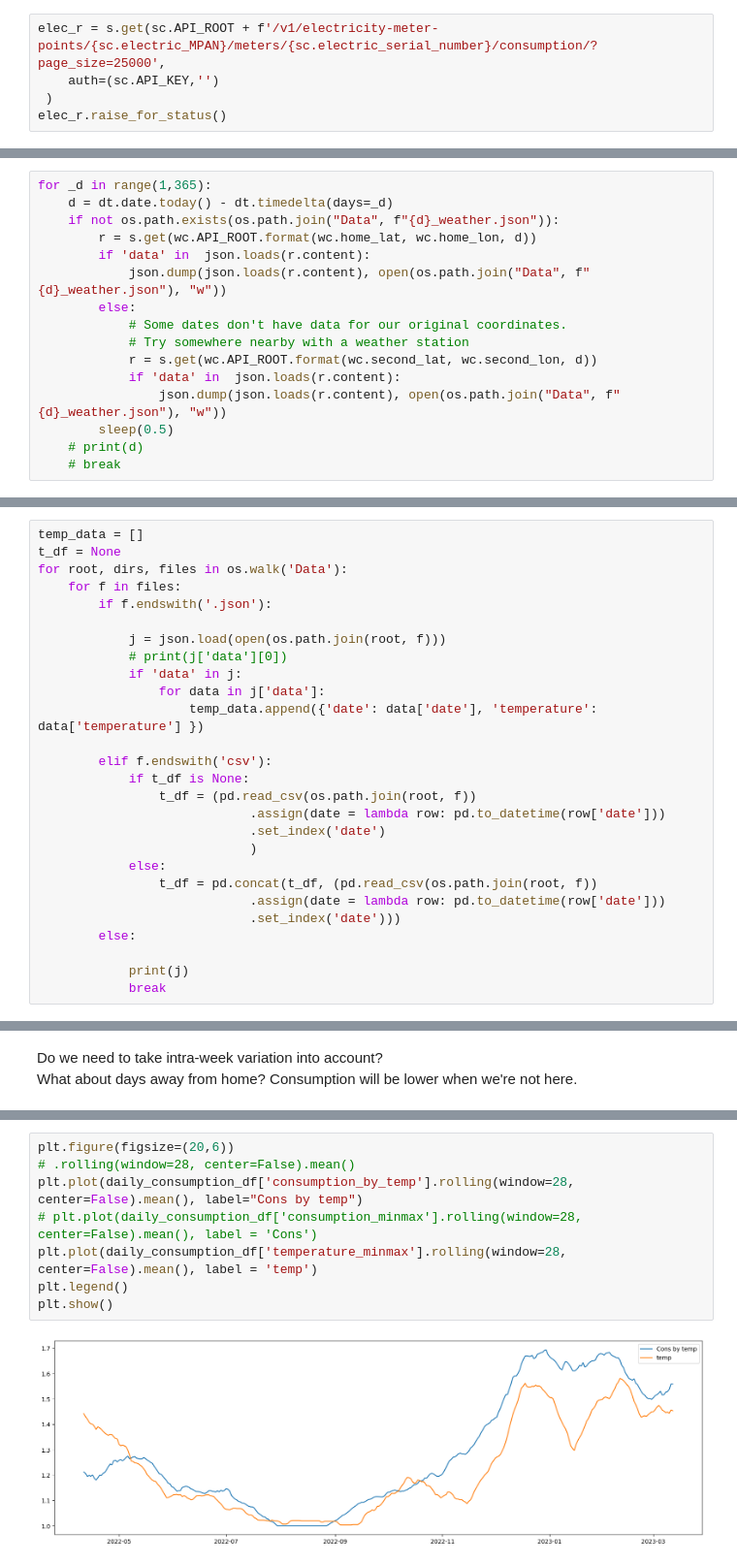
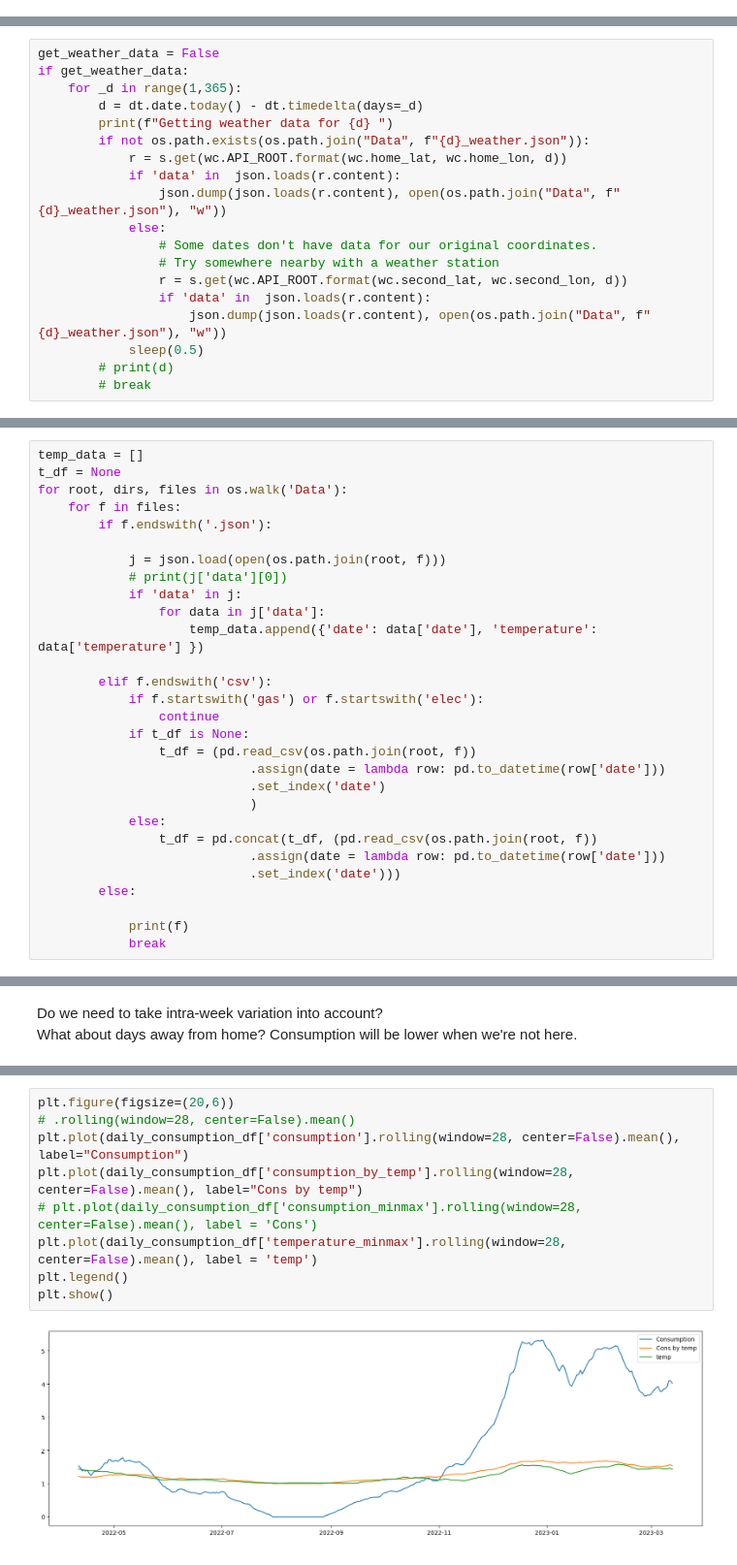
Before and after one commit to gorbynet/EnergyTracker, a Jupyter notebook: initial_workings.ipynb, the cells around one changed output, grey strips where cells are left out. Shown at 97% size. Cells and saved outputs as stored; diff of their text form.

```diff
--- a/initial_workings.ipynb
+++ b/initial_workings.ipynb
@@ -12,9 +18,4 @@ GET /v1/electricity-meter-points/{mpan}/meters/{serial_number}/consumption/
 GET /v1/gas-meter-points/{mprn}/meters/{serial_number}/consumption/
 # %%
 s = requests.Session()
-# %%
-elec_r = s.get(sc.API_ROOT + f'/v1/electricity-meter-points/{sc.electric_MPAN}/meters/{sc.electric_serial_number}/consumption/?page_size=25000',
-    auth=(sc.API_KEY,'')
- )
-elec_r.raise_for_status()
 # %%
@@ -94,16 +109,19 @@ plt.show()
 # %%
-for _d in range(1,365):
-    d = dt.date.today() - dt.timedelta(days=_d)
-    if not os.path.exists(os.path.join("Data", f"{d}_weather.json")):
-        r = s.get(wc.API_ROOT.format(wc.home_lat, wc.home_lon, d))
-        if 'data' in  json.loads(r.content):
-            json.dump(json.loads(r.content), open(os.path.join("Data", f"{d}_weather.json"), "w"))
-        else:
-            # Some dates don't have data for our original coordinates.
-            # Try somewhere nearby with a weather station
-            r = s.get(wc.API_ROOT.format(wc.second_lat, wc.second_lon, d))
+get_weather_data = False
+if get_weather_data:
+    for _d in range(1,365):
+        d = dt.date.today() - dt.timedelta(days=_d)
+        print(f"Getting weather data for {d} ")
+        if not os.path.exists(os.path.join("Data", f"{d}_weather.json")):
+            r = s.get(wc.API_ROOT.format(wc.home_lat, wc.home_lon, d))
             if 'data' in  json.loads(r.content):
                 json.dump(json.loads(r.content), open(os.path.join("Data", f"{d}_weather.json"), "w"))
-        sleep(0.5)
-    # print(d)
-    # break
+            else:
+                # Some dates don't have data for our original coordinates.
+                # Try somewhere nearby with a weather station
+                r = s.get(wc.API_ROOT.format(wc.second_lat, wc.second_lon, d))
+                if 'data' in  json.loads(r.content):
+                    json.dump(json.loads(r.content), open(os.path.join("Data", f"{d}_weather.json"), "w"))
+            sleep(0.5)
+        # print(d)
+        # break
@@ -123,6 +139,8 @@ for root, dirs, files in os.walk('Data'):
                     temp_data.append({'date': data['date'], 'temperature': data['temperature'] })
 
         elif f.endswith('csv'):
+            if f.startswith('gas') or f.startswith('elec'):
+                continue
             if t_df is None:
                 t_df = (pd.read_csv(os.path.join(root, f))
                             .assign(date = lambda row: pd.to_datetime(row['date']))
@@ -134,7 +152,7 @@ for root, dirs, files in os.walk('Data'):
                             .set_index('date')))
         else:
 
-            print(j)
+            print(f)
             break
 # %%
 temp_df = pd.concat([t_df, (pd.DataFrame(temp_data)
@@ -248,10 +302,11 @@ plt.show()
 # %%
 plt.figure(figsize=(20,6))
 # .rolling(window=28, center=False).mean()
+plt.plot(daily_consumption_df['consumption'].rolling(window=28, center=False).mean(), label="Consumption")
 plt.plot(daily_consumption_df['consumption_by_temp'].rolling(window=28, center=False).mean(), label="Cons by temp")
 # plt.plot(daily_consumption_df['consumption_minmax'].rolling(window=28, center=False).mean(), label = 'Cons')
 plt.plot(daily_consumption_df['temperature_minmax'].rolling(window=28, center=False).mean(), label = 'temp')
 plt.legend()
 plt.show()
 # %% [output]
-[figure, old version]
+[figure, new version]
```
Also changed, not shown: parts of 28 cells of this notebook.
